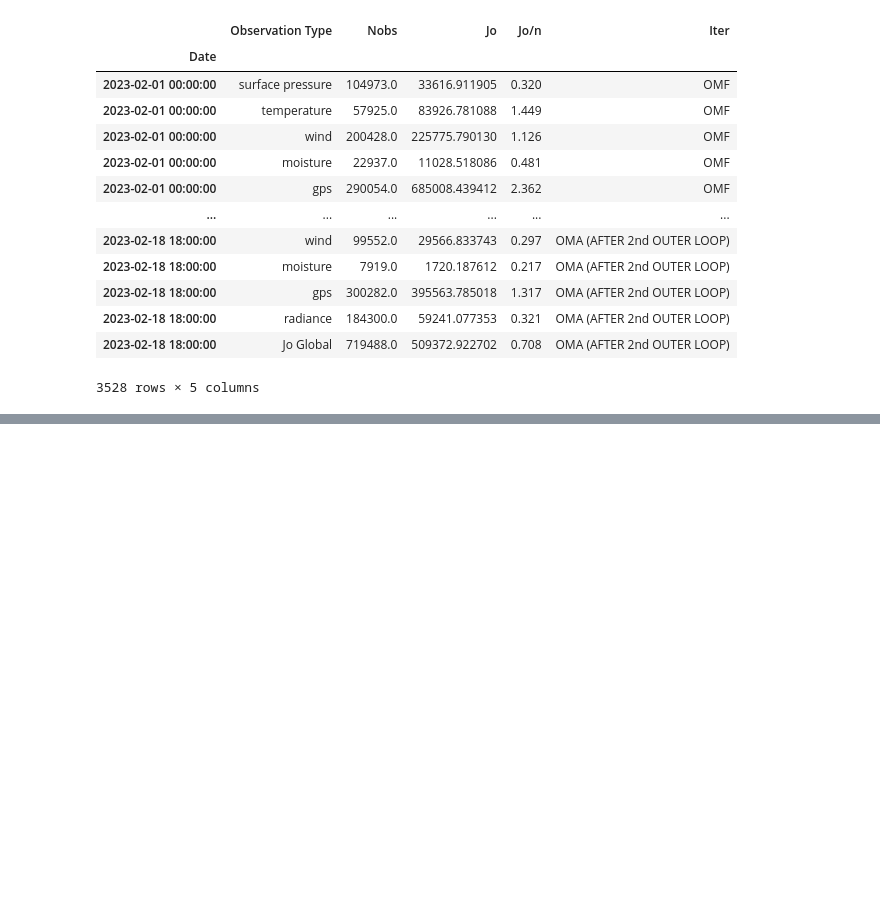
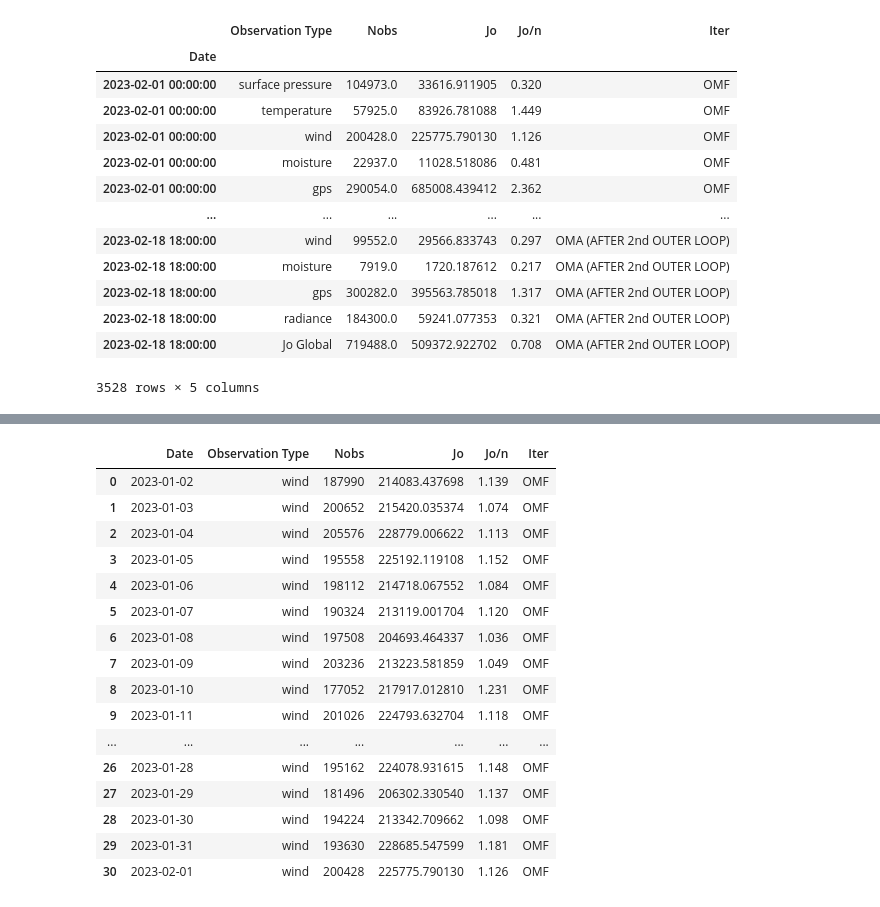
Before and after one commit to GAD-DIMNT-CPTEC/SMNA-Dashboard-Jo, a Jupyter notebook: SMNA-Dashboard_load_files_create_dataframe_save.ipynb, the cells around one changed output, grey strips where cells are left out. Cells and saved outputs as stored; diff of their text form; code cells hidden in the pictures; blank space fills up the shorter version.

```diff
--- a/SMNA-Dashboard_load_files_create_dataframe_save.ipynb
+++ b/SMNA-Dashboard_load_files_create_dataframe_save.ipynb
@@ -391,3 +391,5 @@ df_preOper.set_index(['Date']).loc['2023-02-01':'2023-02-18']
 | 2023-02-18 18:00:00 | radiance | 184300.0 | 59241.077353 | 0.321 | OMA (AFTER 2nd OUTER LOOP) |
 | 2023-02-18 18:00:00 | Jo Global | 719488.0 | 509372.922702 | 0.708 | OMA (AFTER 2nd OUTER LOOP) |
 3528 rows × 5 columns
+# %%
+df_JGerd.set_index(['Date']).loc['2023-02-01':'2023-02-18']
@@ -393,0 +421,20 @@ df_preOper.set_index(['Date']).loc['2023-02-01':'2023-02-18']
+# %%
+df_JGerd.loc[df_JGerd['Observation Type'] == 'wind'].loc[df_JGerd['Iter'] == 'OMF'].set_index('Date').loc['2023-01-01':'2023-02-01'].at_time(str('00:00:00')).reset_index(drop=False)
+# %% [output]
+|  | Date | Observation Type | Nobs | Jo | Jo/n | Iter |
+| 0 | 2023-01-02 | wind | 187990 | 214083.437698 | 1.139 | OMF |
+| 1 | 2023-01-03 | wind | 200652 | 215420.035374 | 1.074 | OMF |
+| 2 | 2023-01-04 | wind | 205576 | 228779.006622 | 1.113 | OMF |
+| 3 | 2023-01-05 | wind | 195558 | 225192.119108 | 1.152 | OMF |
+| 4 | 2023-01-06 | wind | 198112 | 214718.067552 | 1.084 | OMF |
+| 5 | 2023-01-07 | wind | 190324 | 213119.001704 | 1.120 | OMF |
+| 6 | 2023-01-08 | wind | 197508 | 204693.464337 | 1.036 | OMF |
+| 7 | 2023-01-09 | wind | 203236 | 213223.581859 | 1.049 | OMF |
+| 8 | 2023-01-10 | wind | 177052 | 217917.012810 | 1.231 | OMF |
+| 9 | 2023-01-11 | wind | 201026 | 224793.632704 | 1.118 | OMF |
+| ... | ... | ... | ... | ... | ... | ... |
+| 26 | 2023-01-28 | wind | 195162 | 224078.931615 | 1.148 | OMF |
+| 27 | 2023-01-29 | wind | 181496 | 206302.330540 | 1.137 | OMF |
+| 28 | 2023-01-30 | wind | 194224 | 213342.709662 | 1.098 | OMF |
+| 29 | 2023-01-31 | wind | 193630 | 228685.547599 | 1.181 | OMF |
+| 30 | 2023-02-01 | wind | 200428 | 225775.790130 | 1.126 | OMF |
```
Also changed, not shown: parts of 3 cells of this notebook, 5 other files.
